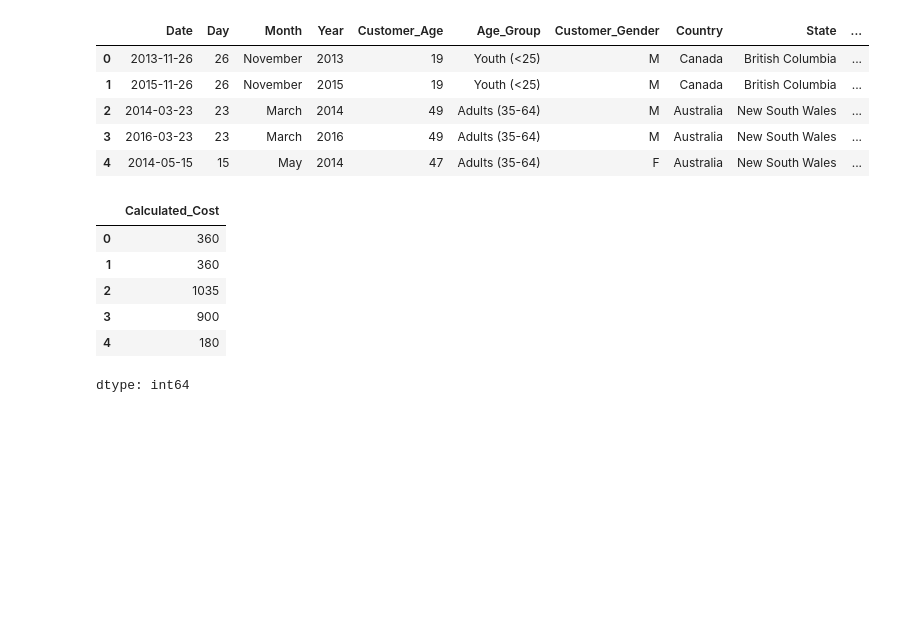
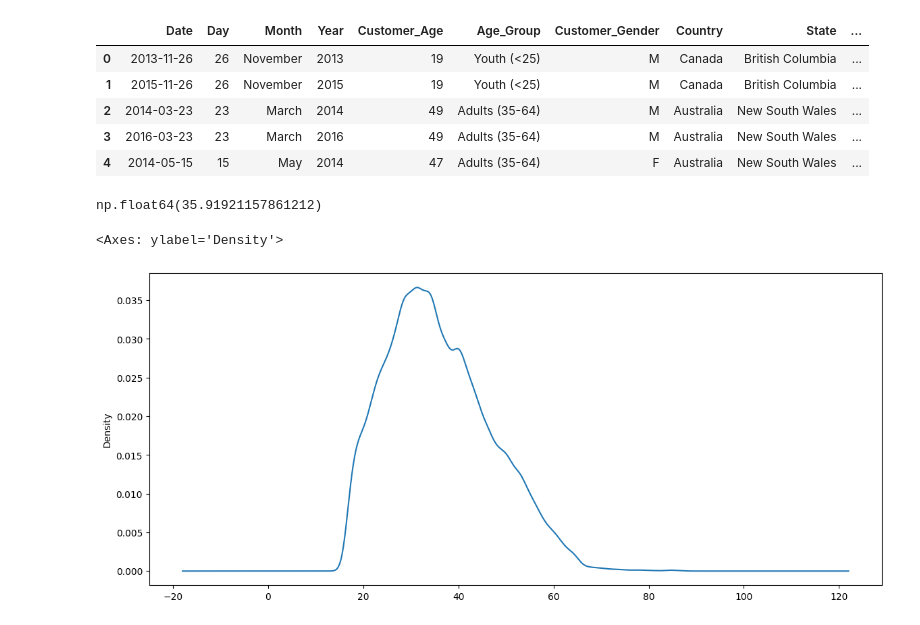
Before and after one commit to Adewole-211/Python3-Projects-, a Jupyter notebook: Data_Analyst_Course.ipynb, the cells around one changed output. Drawn from its saved outputs; the diff is of its cells as text; code cells hidden in the pictures; blank space fills up the shorter version.

```diff
--- a/Data_Analyst_Course.ipynb
+++ b/Data_Analyst_Course.ipynb
@@ -30,14 +15,12 @@ sales.head()
 | 2 | 2014-03-23 | 23 | March | 2014 | 49 | Adults (35-64) | M | Australia | New South Wales | ... |
 | 3 | 2016-03-23 | 23 | March | 2016 | 49 | Adults (35-64) | M | Australia | New South Wales | ... |
 | 4 | 2014-05-15 | 15 | May | 2014 | 47 | Adults (35-64) | F | Australia | New South Wales | ... |
-# %%
-sales['Calculated_Cost'] = sales['Order_Quantity']*sales['Unit_Cost']
-sales ['Calculated_Cost'].head()
-# %% [output]
-|  | Calculated_Cost |
-| 0 | 360 |
-| 1 | 360 |
-| 2 | 1035 |
-| 3 | 900 |
-| 4 | 180 |
-dtype: int64
+# %%
+sales['Customer_Age'].mean()
+# %% [output]
+np.float64(35.91921157861212)
+# %%
+sales['Customer_Age'].plot(kind='kde', figsize=(14,6))
+# %% [output]
+<Axes: ylabel='Density'>
+[figure, added]
```
Also changed, not shown: parts of 31 cells of this notebook.
